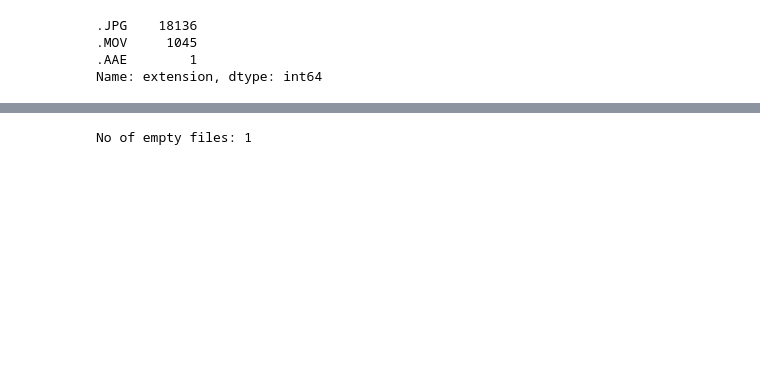
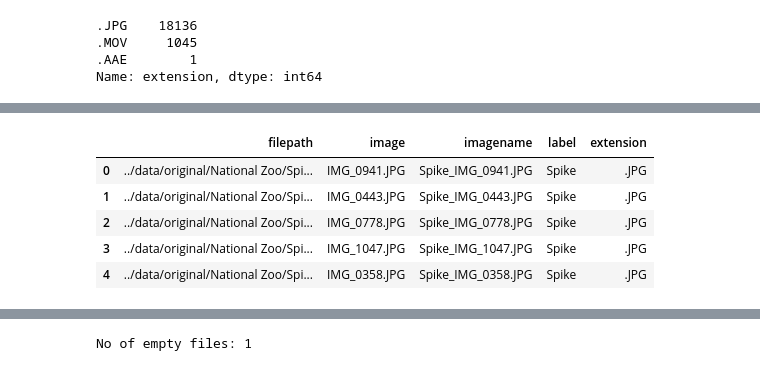
Before and after one commit to Casslynn6/Asian-Elephant-Facial-Recognition-InitialWork, a Jupyter notebook: notebooks/dataset-binary-classifier.ipynb, the cells around one changed output, grey strips where cells are left out. Saved outputs shown, nothing was run; the diff lists cells and outputs as text; code cells hidden in the pictures; blank space fills up the shorter version.

```diff
--- a/notebooks/dataset-binary-classifier.ipynb
+++ b/notebooks/dataset-binary-classifier.ipynb
@@ -128,0 +178,9 @@ df["extension"].value_counts().plot(kind="bar")
+# %%
+df.head()
+# %% [output]
+|  | filepath | image | imagename | label | extension |
+| 0 | ../data/original/National Zoo/Spi... | IMG_0941.JPG | Spike_IMG_0941.JPG | Spike | .JPG |
+| 1 | ../data/original/National Zoo/Spi... | IMG_0443.JPG | Spike_IMG_0443.JPG | Spike | .JPG |
+| 2 | ../data/original/National Zoo/Spi... | IMG_0778.JPG | Spike_IMG_0778.JPG | Spike | .JPG |
+| 3 | ../data/original/National Zoo/Spi... | IMG_1047.JPG | Spike_IMG_1047.JPG | Spike | .JPG |
+| 4 | ../data/original/National Zoo/Spi... | IMG_0358.JPG | Spike_IMG_0358.JPG | Spike | .JPG |
```
Also changed, not shown: parts of 15 cells of this notebook, 1 other file.
